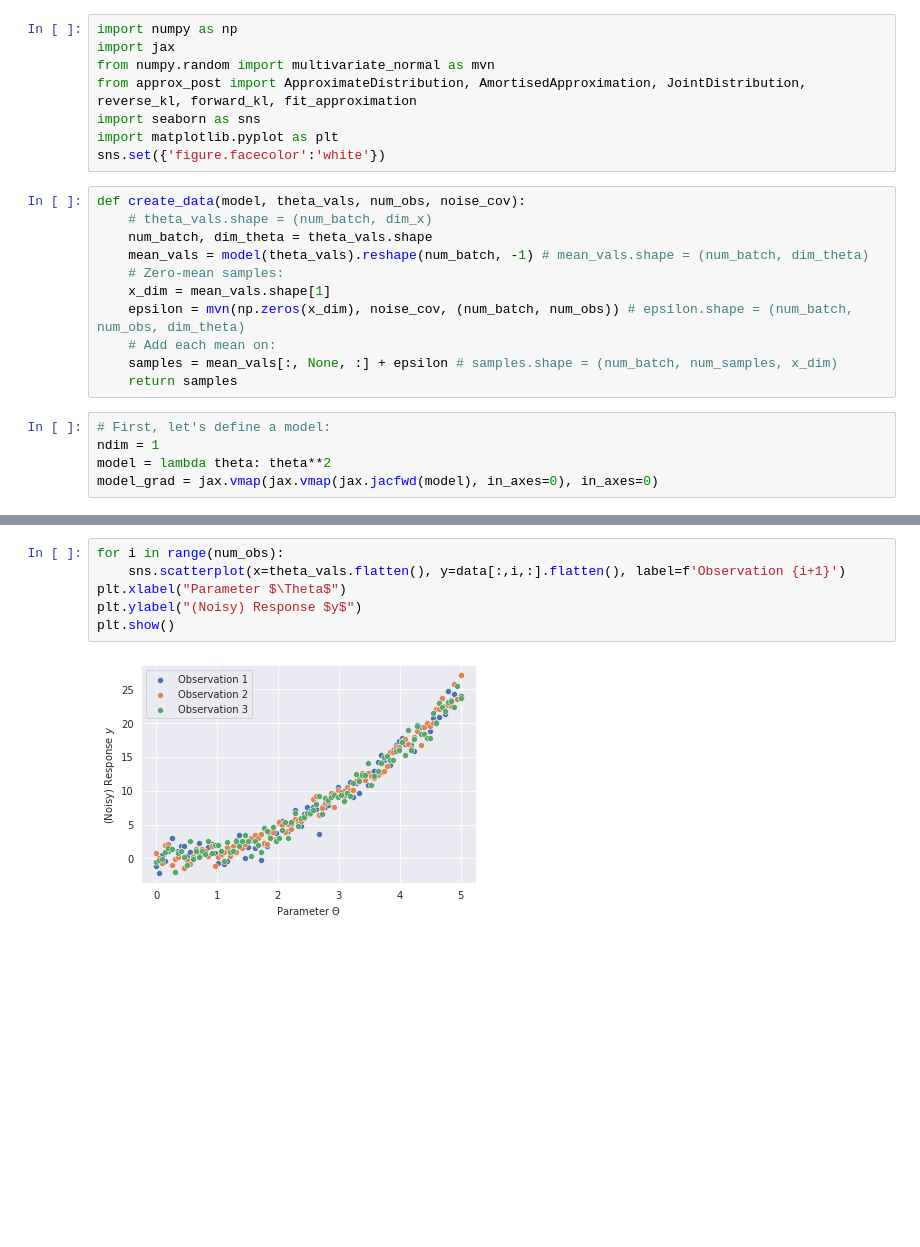
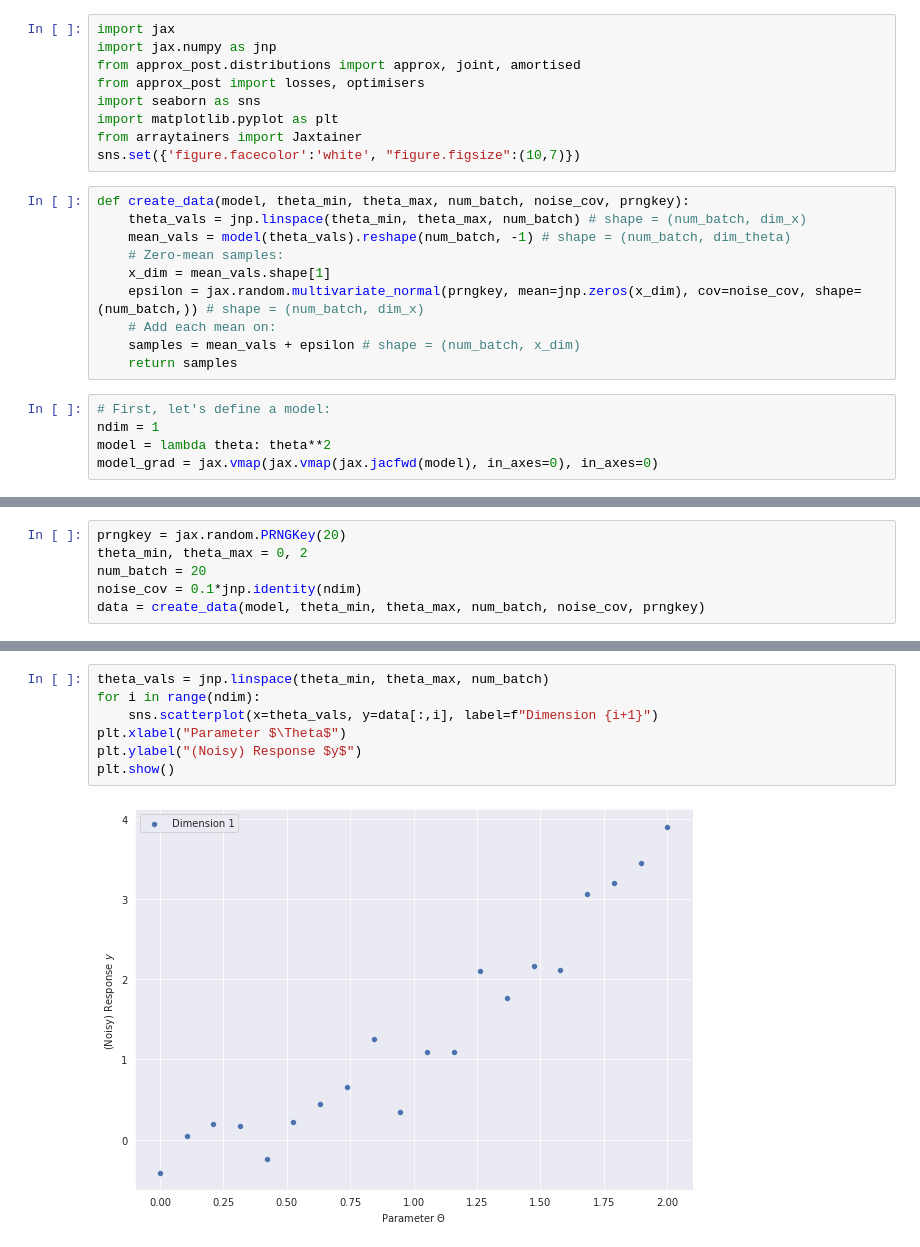
Before and after one commit to MABilton/approx_post, a Jupyter notebook: examples/amortised_example.ipynb, the cells around one changed output, grey strips where cells are left out. Cells and saved outputs as stored; diff of their text form; blank space fills up the shorter version.

```diff
--- a/examples/amortised_example.ipynb
+++ b/examples/amortised_example.ipynb
@@ -1,21 +1,21 @@
 # %%
-import numpy as np
 import jax
-from numpy.random import multivariate_normal as mvn
-from approx_post import ApproximateDistribution, AmortisedApproximation, JointDistribution, reverse_kl, forward_kl, fit_approximation
+import jax.numpy as jnp
+from approx_post.distributions import approx, joint, amortised
+from approx_post import losses, optimisers
 import seaborn as sns
 import matplotlib.pyplot as plt
-sns.set({'figure.facecolor':'white'})
+from arraytainers import Jaxtainer
+sns.set({'figure.facecolor':'white', "figure.figsize":(10,7)})
 # %%
-def create_data(model, theta_vals, num_obs, noise_cov):
-    # theta_vals.shape = (num_batch, dim_x)
-    num_batch, dim_theta = theta_vals.shape
-    mean_vals = model(theta_vals).reshape(num_batch, -1) # mean_vals.shape = (num_batch, dim_theta)
+def create_data(model, theta_min, theta_max, num_batch, noise_cov, prngkey):
+    theta_vals = jnp.linspace(theta_min, theta_max, num_batch) # shape = (num_batch, dim_x)
+    mean_vals = model(theta_vals).reshape(num_batch, -1) # shape = (num_batch, dim_theta)
     # Zero-mean samples:
     x_dim = mean_vals.shape[1]
-    epsilon = mvn(np.zeros(x_dim), noise_cov, (num_batch, num_obs)) # epsilon.shape = (num_batch, num_obs, dim_theta)
+    epsilon = jax.random.multivariate_normal(prngkey, mean=jnp.zeros(x_dim), cov=noise_cov, shape=(num_batch,)) # shape = (num_batch, dim_x)
     # Add each mean on:
-    samples = mean_vals[:, None, :] + epsilon # samples.shape = (num_batch, num_samples, x_dim)
+    samples = mean_vals + epsilon # shape = (num_batch, x_dim)
     return samples
 # %%
 # First, let's define a model:
@@ -30,0 +25,6 @@ data = create_data(model, theta_vals, num_obs, noise_cov)
+# %%
+prngkey = jax.random.PRNGKey(20)
+theta_min, theta_max = 0, 2
+num_batch = 20
+noise_cov = 0.1*jnp.identity(ndim)
+data = create_data(model, theta_min, theta_max, num_batch, noise_cov, prngkey)
@@ -31,10 +33,11 @@ data = create_data(model, theta_vals, num_obs, noise_cov)
 # %%
-for i in range(num_obs):
-    sns.scatterplot(x=theta_vals.flatten(), y=data[:,i,:].flatten(), label=f'Observation {i+1}')
+theta_vals = jnp.linspace(theta_min, theta_max, num_batch)
+for i in range(ndim):
+    sns.scatterplot(x=theta_vals, y=data[:,i], label=f"Dimension {i+1}")
 plt.xlabel("Parameter $\Theta$")
 plt.ylabel("(Noisy) Response $y$")
 plt.show()
 # %% [output]
-[figure, old version]
+[figure, new version]
 # %%
 # Create Gaussian approximate distribution:
```
Also changed, not shown: parts of 8 cells of this notebook, 5 other files.
